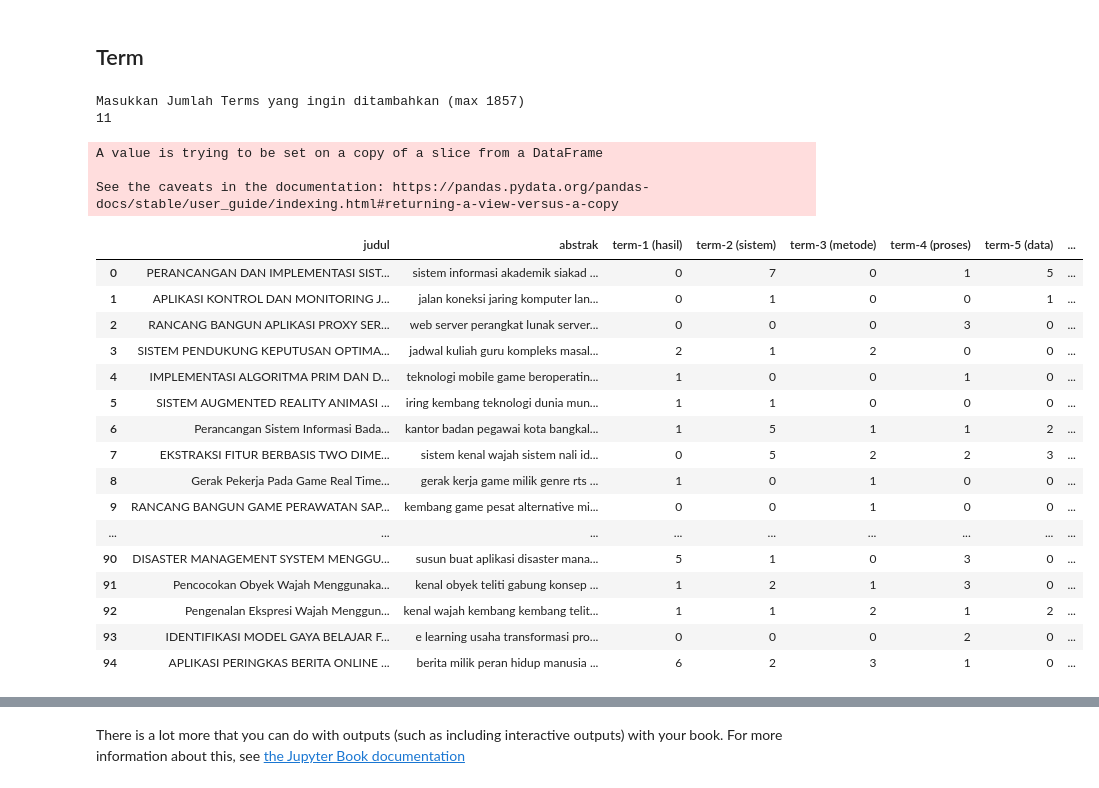
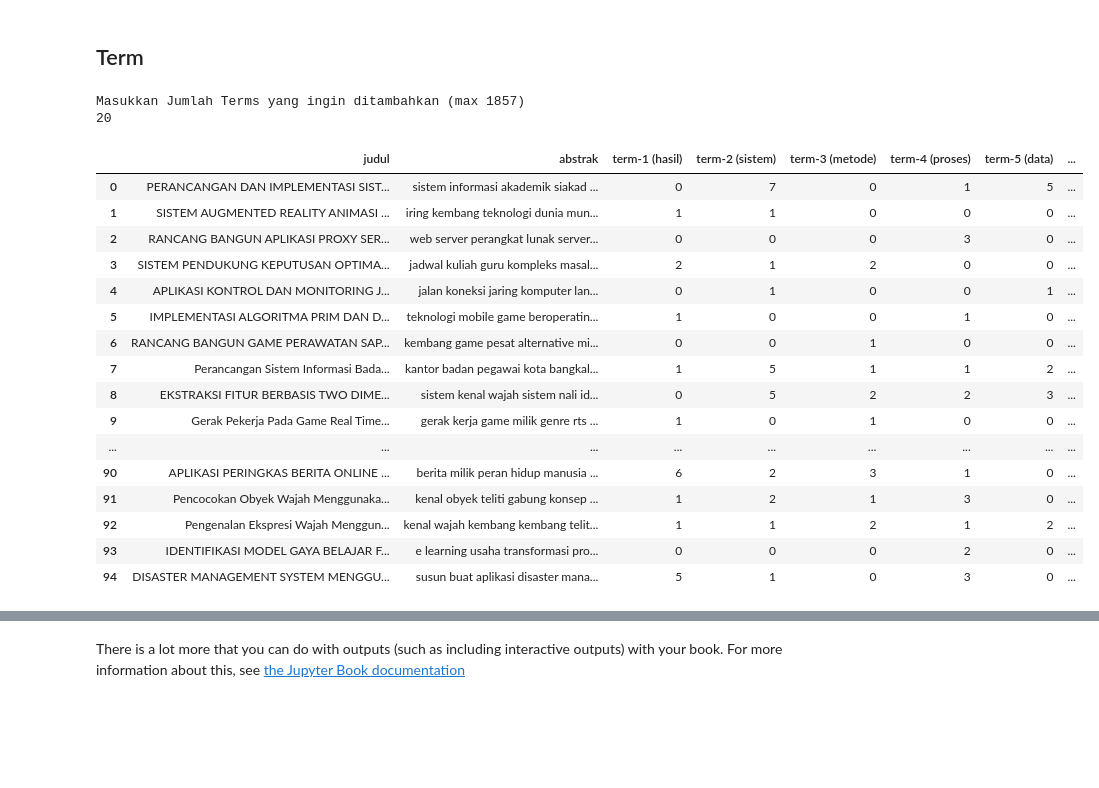
Before and after one commit to smilesense/Web-Mining, a Jupyter notebook: _sources/notebooks.ipynb, the cells around one changed output, grey strips where cells are left out. Saved outputs shown, nothing was run; the diff lists cells and outputs as text; code cells hidden in the pictures; blank space fills up the shorter version.

```diff
--- a/_sources/notebooks.ipynb
+++ b/_sources/notebooks.ipynb
@@ -153,55 +171,52 @@ def terms(dataframe):
   a = 1
   for inter in range(len(df2['abstrak'])):
       for fitur in hasil_hitung:
           df2['term-%s (%s)'%(a,fitur)] = 0
 
           if a >= max_term:
             a = 1
             break
           a+=1
 
   for inter in range(len(df2['abstrak'])):
     for fitur in hasil_hitung:
         cek = (df2['abstrak'][inter]).split()
         jumlah = 0
         for iter2 in range(len(cek)):
           if fitur == cek[iter2]:
             jumlah+=1
         df2['term-%s (%s)'%(a,fitur)][inter] = jumlah
         if a >= max_term:
           a = 1
           break
         a+=1
-
+  pd.options.mode.sim_interactive = None
+  pd.options.mode.chained_assignment = None
   with pd.option_context('display.max_colwidth', None,
                         'display.max_columns', None,
-                        'display.max_rows', None,
-                        "mode.sim_interactive", True):
-      display(df2)
+                        'display.max_rows', None):
+    display(df2)
 
 terms(df)
 # %% [output]
 Masukkan Jumlah Terms yang ingin ditambahkan (max 1857)
-11
+20
-A value is trying to be set on a copy of a slice from a DataFrame
-
-See the caveats in the documentation: https://pandas.pydata.org/pandas-docs/stable/user_guide/indexing.html#returning-a-view-versus-a-copy
 |  | judul | abstrak | term-1 (hasil) | term-2 (sistem) | term-3 (metode) | term-4 (proses) | term-5 (data) | ... |
 | 0 | PERANCANGAN DAN IMPLEMENTASI SIST... | sistem informasi akademik siakad ... | 0 | 7 | 0 | 1 | 5 | ... |
-| 1 | APLIKASI KONTROL DAN MONITORING J... | jalan koneksi jaring komputer lan... | 0 | 1 | 0 | 0 | 1 | ... |
+| 1 | SISTEM AUGMENTED REALITY ANIMASI ... | iring kembang teknologi dunia mun... | 1 | 1 | 0 | 0 | 0 | ... |
 | 2 | RANCANG BANGUN APLIKASI PROXY SER... | web server perangkat lunak server... | 0 | 0 | 0 | 3 | 0 | ... |
 | 3 | SISTEM PENDUKUNG KEPUTUSAN OPTIMA... | jadwal kuliah guru kompleks masal... | 2 | 1 | 2 | 0 | 0 | ... |
-| 4 | IMPLEMENTASI ALGORITMA PRIM DAN D... | teknologi mobile game beroperatin... | 1 | 0 | 0 | 1 | 0 | ... |
-| 5 | SISTEM AUGMENTED REALITY ANIMASI ... | iring kembang teknologi dunia mun... | 1 | 1 | 0 | 0 | 0 | ... |
-| 6 | Perancangan Sistem Informasi Bada... | kantor badan pegawai kota bangkal... | 1 | 5 | 1 | 1 | 2 | ... |
-| 7 | EKSTRAKSI FITUR BERBASIS TWO DIME... | sistem kenal wajah sistem nali id... | 0 | 5 | 2 | 2 | 3 | ... |
-| 8 | Gerak Pekerja Pada Game Real Time... | gerak kerja game milik genre rts ... | 1 | 0 | 1 | 0 | 0 | ... |
-| 9 | RANCANG BANGUN GAME PERAWATAN SAP... | kembang game pesat alternative mi... | 0 | 0 | 1 | 0 | 0 | ... |
+| 4 | APLIKASI KONTROL DAN MONITORING J... | jalan koneksi jaring komputer lan... | 0 | 1 | 0 | 0 | 1 | ... |
+| 5 | IMPLEMENTASI ALGORITMA PRIM DAN D... | teknologi mobile game beroperatin... | 1 | 0 | 0 | 1 | 0 | ... |
+| 6 | RANCANG BANGUN GAME PERAWATAN SAP... | kembang game pesat alternative mi... | 0 | 0 | 1 | 0 | 0 | ... |
+| 7 | Perancangan Sistem Informasi Bada... | kantor badan pegawai kota bangkal... | 1 | 5 | 1 | 1 | 2 | ... |
+| 8 | EKSTRAKSI FITUR BERBASIS TWO DIME... | sistem kenal wajah sistem nali id... | 0 | 5 | 2 | 2 | 3 | ... |
+| 9 | Gerak Pekerja Pada Game Real Time... | gerak kerja game milik genre rts ... | 1 | 0 | 1 | 0 | 0 | ... |
 | ... | ... | ... | ... | ... | ... | ... | ... | ... |
-| 90 | DISASTER MANAGEMENT SYSTEM MENGGU... | susun buat aplikasi disaster mana... | 5 | 1 | 0 | 3 | 0 | ... |
+| 90 | APLIKASI PERINGKAS BERITA ONLINE ... | berita milik peran hidup manusia ... | 6 | 2 | 3 | 1 | 0 | ... |
 | 91 | Pencocokan Obyek Wajah Menggunaka... | kenal obyek teliti gabung konsep ... | 1 | 2 | 1 | 3 | 0 | ... |
 | 92 | Pengenalan Ekspresi Wajah Menggun... | kenal wajah kembang kembang telit... | 1 | 1 | 2 | 1 | 2 | ... |
 | 93 | IDENTIFIKASI MODEL GAYA BELAJAR F... | e learning usaha transformasi pro... | 0 | 0 | 0 | 2 | 0 | ... |
-| 94 | APLIKASI PERINGKAS BERITA ONLINE ... | berita milik peran hidup manusia ... | 6 | 2 | 3 | 1 | 0 | ... |
+| 94 | DISASTER MANAGEMENT SYSTEM MENGGU... | susun buat aplikasi disaster mana... | 5 | 1 | 0 | 3 | 0 | ... |
 # %%
 df2.to_csv(r'my_data.csv', index=False)
```
Also changed, not shown: parts of 3 cells of this notebook, 3 other files.
